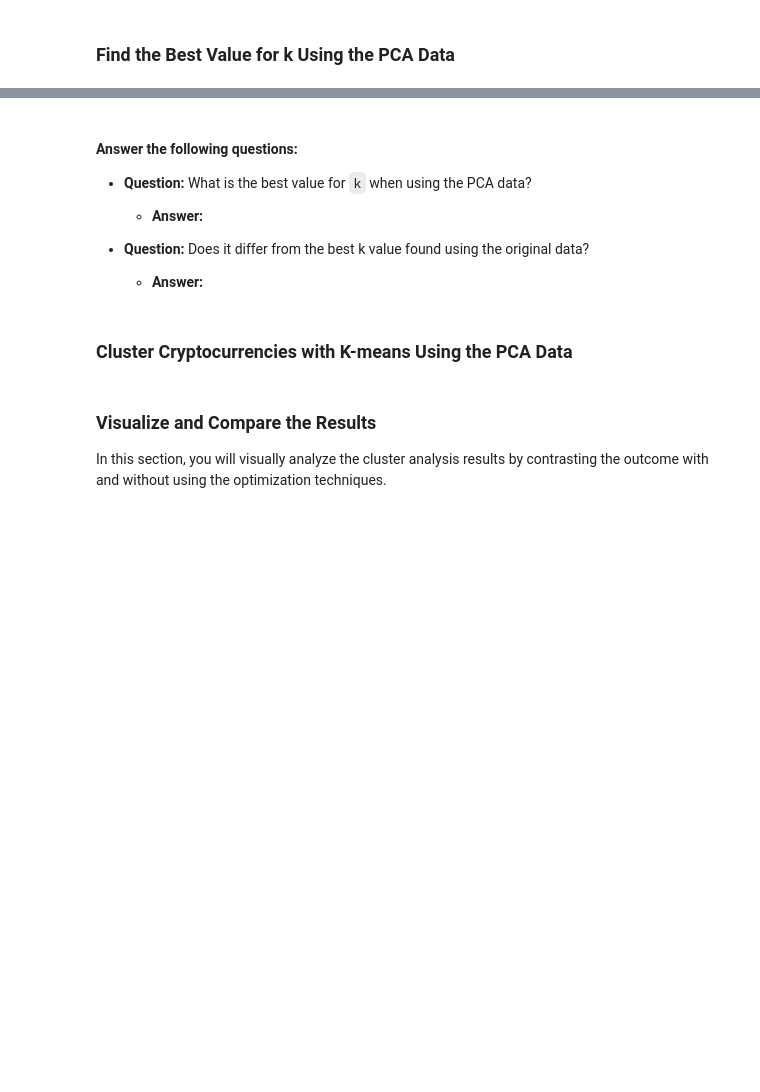
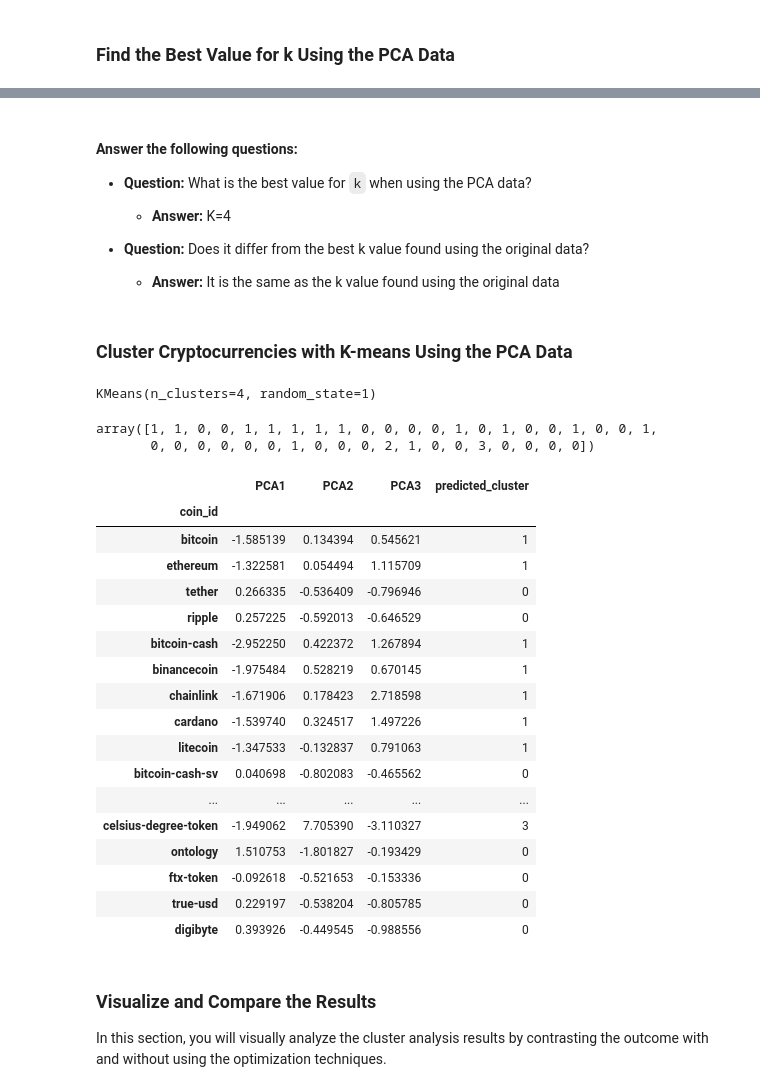
Before and after one commit to TarekHafza/CryptoClustering, a Jupyter notebook: Crypto_Clustering.ipynb, the cells around one changed output, grey strips where cells are left out. Saved outputs shown, nothing was run; the diff lists cells and outputs as text; code cells hidden in the pictures; blank space fills up the shorter version.

Commit message:
cluster and elbow analysis

```diff
--- a/Crypto_Clustering.ipynb
+++ b/Crypto_Clustering.ipynb
@@ -298,11 +302,15 @@ cluster_pca_df
 # %%
 # Create an empty list to store the inertia values
-
+inertia2 = []
 
 # Create a for loop to compute the inertia with each possible value of k
 # Inside the loop:
 # 1. Create a KMeans model using the loop counter for the n_clusters
 # 2. Fit the model to the data using `df_market_data_pca`
 # 3. Append the model.inertia_ to the inertia list
+for i in k:
+    k_model = KMeans(n_clusters=i, random_state=1)
+    k_model.fit(cluster_pca_df)
+    inertia2.append(k_model.inertia_)
 # %%
 # Create a dictionary with the data to plot the Elbow curve
@@ -316,30 +346,58 @@ cluster_pca_df
 
 * **Question:** What is the best value for `k` when using the PCA data?
 
-  * **Answer:**
+  * **Answer:** K=4
 
 
 * **Question:** Does it differ from the best k value found using the original data?
 
-  * **Answer:**
+  * **Answer:** It is the same as the k value found using the original data
 # %% [markdown]
 ### Cluster Cryptocurrencies with K-means Using the PCA Data
 # %%
 # Initialize the K-Means model using the best value for k
+model = KMeans(n_clusters=4, random_state=1)
 # %%
 # Fit the K-Means model using the PCA data
+model.fit(cluster_pca_df)
+# %% [output]
+KMeans(n_clusters=4, random_state=1)
 # %%
 # Predict the clusters to group the cryptocurrencies using the PCA data
-
+k_4 = model.predict(cluster_pca_df)
 # Print the resulting array of cluster values.
+k_4
+# %% [output]
+array([1, 1, 0, 0, 1, 1, 1, 1, 1, 0, 0, 0, 0, 1, 0, 1, 0, 0, 1, 0, 0, 1,
+       0, 0, 0, 0, 0, 0, 1, 0, 0, 0, 2, 1, 0, 0, 3, 0, 0, 0, 0])
 # %%
 # Create a copy of the DataFrame with the PCA data
-
+copy_cluster_pca_df = cluster_pca_df.copy()
 
 # Add a new column to the DataFrame with the predicted clusters
-
+copy_cluster_pca_df['predicted_cluster'] = k_4
 
 # Display sample data
+copy_cluster_pca_df
+# %% [output]
+|  | PCA1 | PCA2 | PCA3 | predicted_cluster |
+| coin_id |  |  |  |  |
+| bitcoin | -1.585139 | 0.134394 | 0.545621 | 1 |
+| ethereum | -1.322581 | 0.054494 | 1.115709 | 1 |
+| tether | 0.266335 | -0.536409 | -0.796946 | 0 |
+| ripple | 0.257225 | -0.592013 | -0.646529 | 0 |
+| bitcoin-cash | -2.952250 | 0.422372 | 1.267894 | 1 |
+| binancecoin | -1.975484 | 0.528219 | 0.670145 | 1 |
+| chainlink | -1.671906 | 0.178423 | 2.718598 | 1 |
+| cardano | -1.539740 | 0.324517 | 1.497226 | 1 |
+| litecoin | -1.347533 | -0.132837 | 0.791063 | 1 |
+| bitcoin-cash-sv | 0.040698 | -0.802083 | -0.465562 | 0 |
+| ... | ... | ... | ... | ... |
+| celsius-degree-token | -1.949062 | 7.705390 | -3.110327 | 3 |
+| ontology | 1.510753 | -1.801827 | -0.193429 | 0 |
+| ftx-token | -0.092618 | -0.521653 | -0.153336 | 0 |
+| true-usd | 0.229197 | -0.538204 | -0.805785 | 0 |
+| digibyte | 0.393926 | -0.449545 | -0.988556 | 0 |
 # %%
 # Create a scatter plot using hvPlot by setting
 # `x="PC1"` and `y="PC2"`.
```
Also changed, not shown: parts of 9 cells of this notebook.
